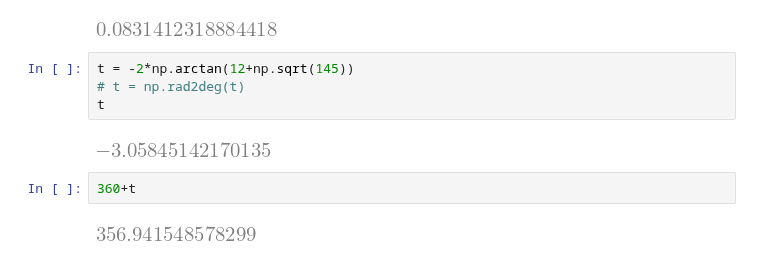
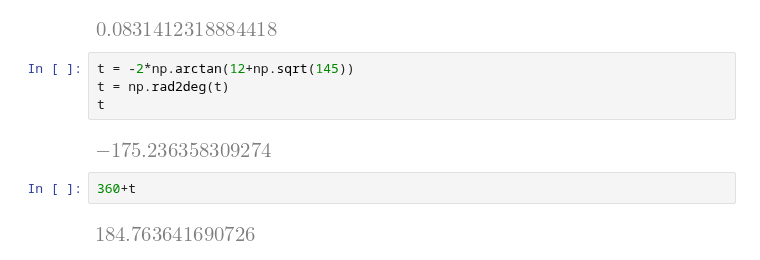
Before and after one commit to BirkHveding/RobotTek, a Jupyter notebook: task_4.ipynb, the cells around one changed output. Drawn from its saved outputs; the diff is of its cells as text.

```diff
--- a/task_4.ipynb
+++ b/task_4.ipynb
@@ -84,11 +84,11 @@ t
 [figure]
 # %%
 t = -2*np.arctan(12+np.sqrt(145))
-# t = np.rad2deg(t)
+t = np.rad2deg(t)
 t
 # %% [output]
-[figure, old version]
+[figure, new version]
 # %%
 360+t
 # %% [output]
-[figure, old version]
+[figure, new version]
```
Also changed, not shown: parts of 1 cell of this notebook, 2 other files.
